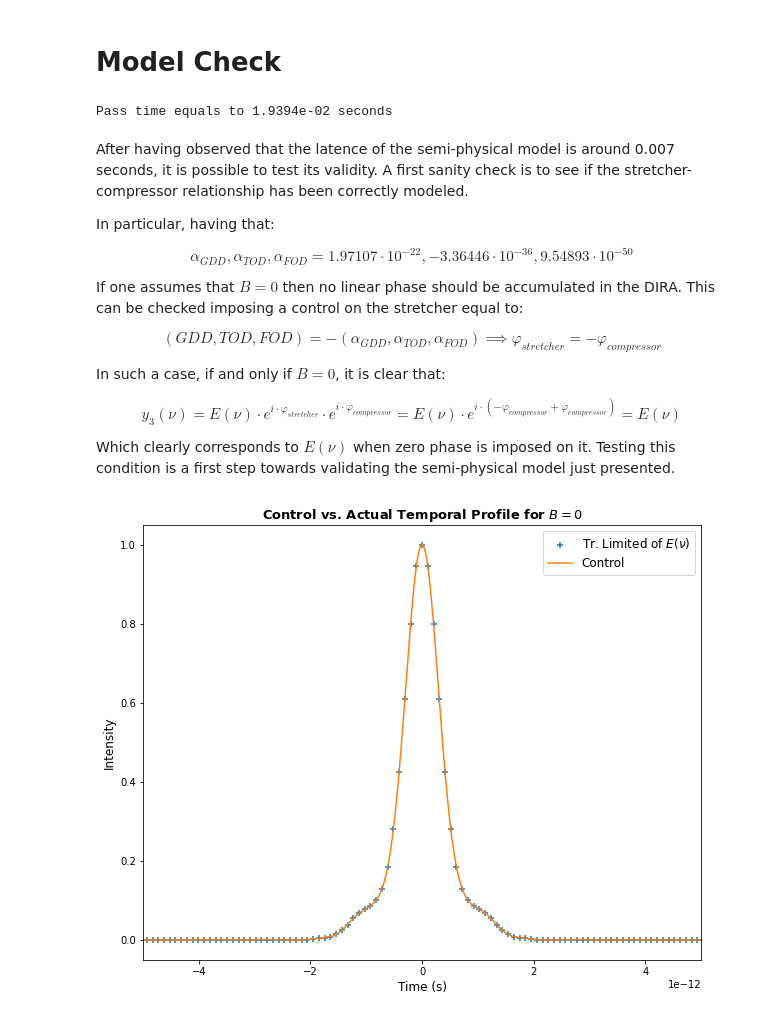
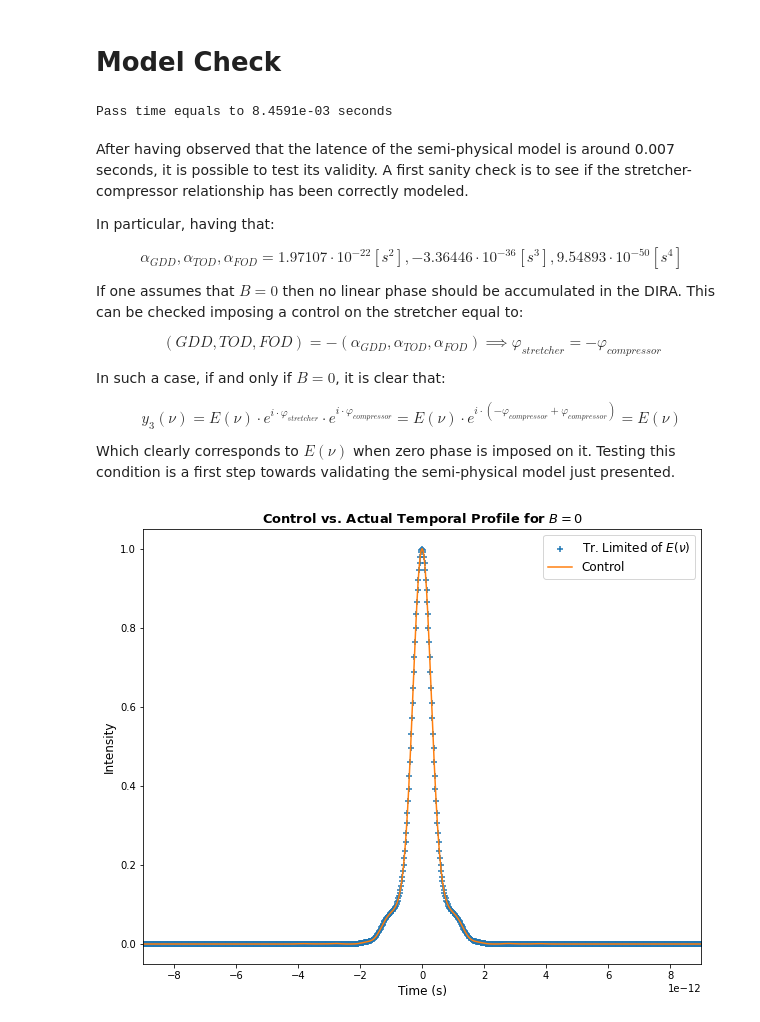
Before and after one commit to fracapuano/TempoRL, a Jupyter notebook: notebooks/SemiPhysicalModel_v1.ipynb, the cells around one changed output. Saved outputs shown, nothing was run; the diff lists cells and outputs as text; code cells hidden in the pictures.

```diff
--- a/notebooks/SemiPhysicalModel_v1.ipynb
+++ b/notebooks/SemiPhysicalModel_v1.ipynb
@@ -190,6 +190,9 @@ plt.show()
 # %% [markdown]
 # Model Check
 # %%
+frequency, intensity = df.loc[:, "Frequency (THz)"].values, df.loc[:, "Intensity"].values
+intensity = (intensity - intensity.min()) / (intensity.max() - intensity.min())
+
 lm = LaserModel(frequency = frequency,
                 intensity = intensity,
                 cutoff = (289.95, 291.91),
@@ -206,13 +209,13 @@ start_time = time.time()
 _, _ = lm.forward_pass(control = control)
 print("Pass time equals to {:.4e} seconds".format(time.time()-start_time))
 # %% [output]
-Pass time equals to 1.9394e-02 seconds
+Pass time equals to 8.4591e-03 seconds
 # %% [markdown]
 After having observed that the latence of the semi-physical model is around 0.007 seconds, it is possible to test its validity. A first sanity check is to see if the stretcher-compressor relationship has been correctly modeled.
 
 In particular, having that:
 
-$$\alpha_{GDD}, \alpha_{TOD}, \alpha_{FOD} = 1.97107 \cdot 10^{-22}, -3.36446 \cdot 10^{-36}, 9.54893 \cdot 10^{-50}$$
+$$\alpha_{GDD}, \alpha_{TOD}, \alpha_{FOD} = 1.97107 \cdot 10^{-22} [s^2], -3.36446 \cdot 10^{-36} [s^3], 9.54893 \cdot 10^{-50} [s^4] $$
 
 If one assumes that $B = 0$ then no linear phase should be accumulated in the DIRA. This can be checked imposing a control on the stretcher equal to:
 
@@ -230,24 +233,24 @@ Testing this condition is a first step towards validating the semi-physical mode
 # %%
 compressor = -1 * np.array((1.97107 * 1e-22, -3.36446 * 1e-36, 9.54893 * 1e-50))
 # since the model is controlled in d2, d3 and d4 these three values must be obtained inverting the control
 # translation
 control = lm.translate_control(compressor, verse = "to_disp")
 # temporal profile - control
 time_control, profile_control = lm.forward_pass(control)
 # temporal profile - original
 frequency, field = lm.spit_center()
-time, profile_TL = temporal_profile(frequency, field, phase = np.zeros_like(field))
+time, profile_TL = temporal_profile(frequency, field, phase = np.zeros_like(field), npoints_pad = lm.pad_points)
 
 fig, ax = plt.subplots(figsize = (10,8))
 ax.scatter(time, profile_TL, label = r"Tr. Limited of $E(\nu)$", marker = "+", s = 40)
 ax.plot(time_control, profile_control, label = "Control", color = "tab:orange")
 
 ax.legend(fontsize = 12)
 ax.set_xlabel("Time (s)", fontsize = 12)
 ax.set_ylabel("Intensity", fontsize = 12)
 ax.set_title(r"Control vs. Actual Temporal Profile for $B = 0$", fontsize = 13, fontweight = "bold")
 
-ax.set_xlim(left = -0.5e-11, right = 0.5e-11)
+ax.set_xlim(left = -0.9e-11, right = 0.9e-11)
 plt.show()
 # %% [output]
-[figure, old version]
+[figure, new version]
```
Also changed, not shown: parts of 3 cells of this notebook, 2 other files.
